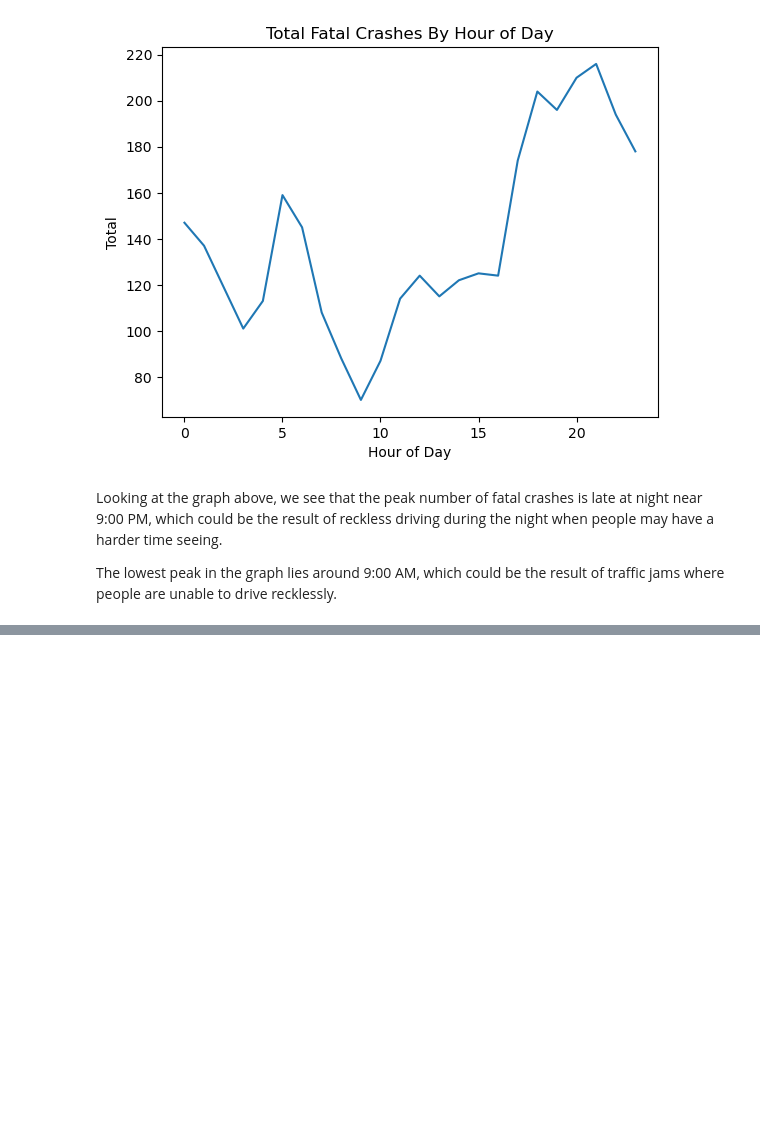
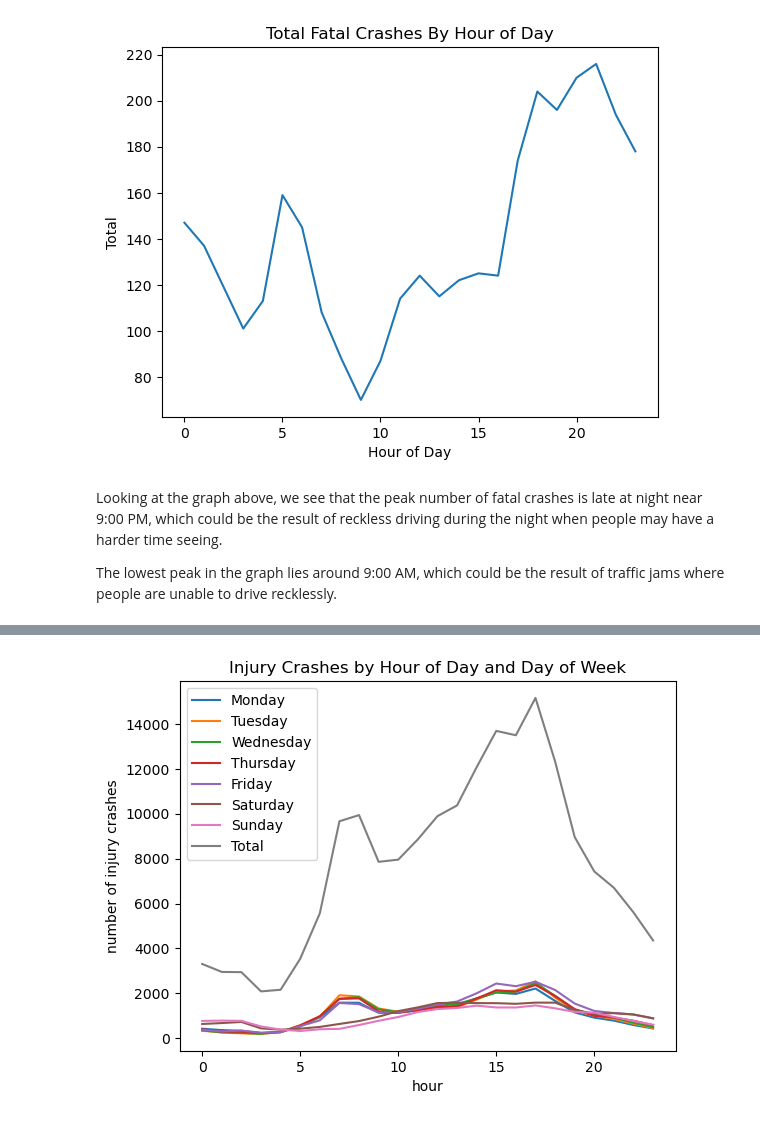
Before and after one commit to UCB-stat-159-s23/project-Group27, a Jupyter notebook: fatal_crashes.ipynb, the cells around one changed output, grey strips where cells are left out. Cells and saved outputs as stored; diff of their text form; code cells hidden in the pictures; blank space fills up the shorter version.

Commit message:
merged fatal crashes and injury crashes into one analysis notebook

```diff
--- a/fatal_crashes.ipynb
+++ b/fatal_crashes.ipynb
@@ -20,3 +24,8 @@ ax.set(xlabel='Hour of Day', ylabel='Total', title='Total Fatal Crashes By Hour
 Looking at the graph above, we see that the peak number of fatal crashes is late at night near 9:00 PM, which could be the result of reckless driving during the night when people may have a harder time seeing.
 
 The lowest peak in the graph lies around 9:00 AM, which could be the result of traffic jams where people are unable to drive recklessly.
+# %%
+injury_crashes = time_data['Table 2C'].astype(float)
+injury_crashes = injury_crashes.drop(index=['A.M. Total', 'P.M. Total', 'Unknown hour', 'Total'])
+injury_crashes.index = np.arange(24)
+injury_crashes.head()
@@ -22,0 +39,9 @@ The lowest peak in the graph lies around 9:00 AM, which could be the result of t
+# %%
+plt.plot(injury_crashes, label=injury_crashes.columns)
+plt.xlabel("hour")
+plt.ylabel("number of injury crashes")
+plt.title("Injury Crashes by Hour of Day and Day of Week")
+plt.legend()
+plt.show()
+# %% [output]
+[figure, added]
```
Also changed, not shown: parts of 3 cells of this notebook, 1 other file.
